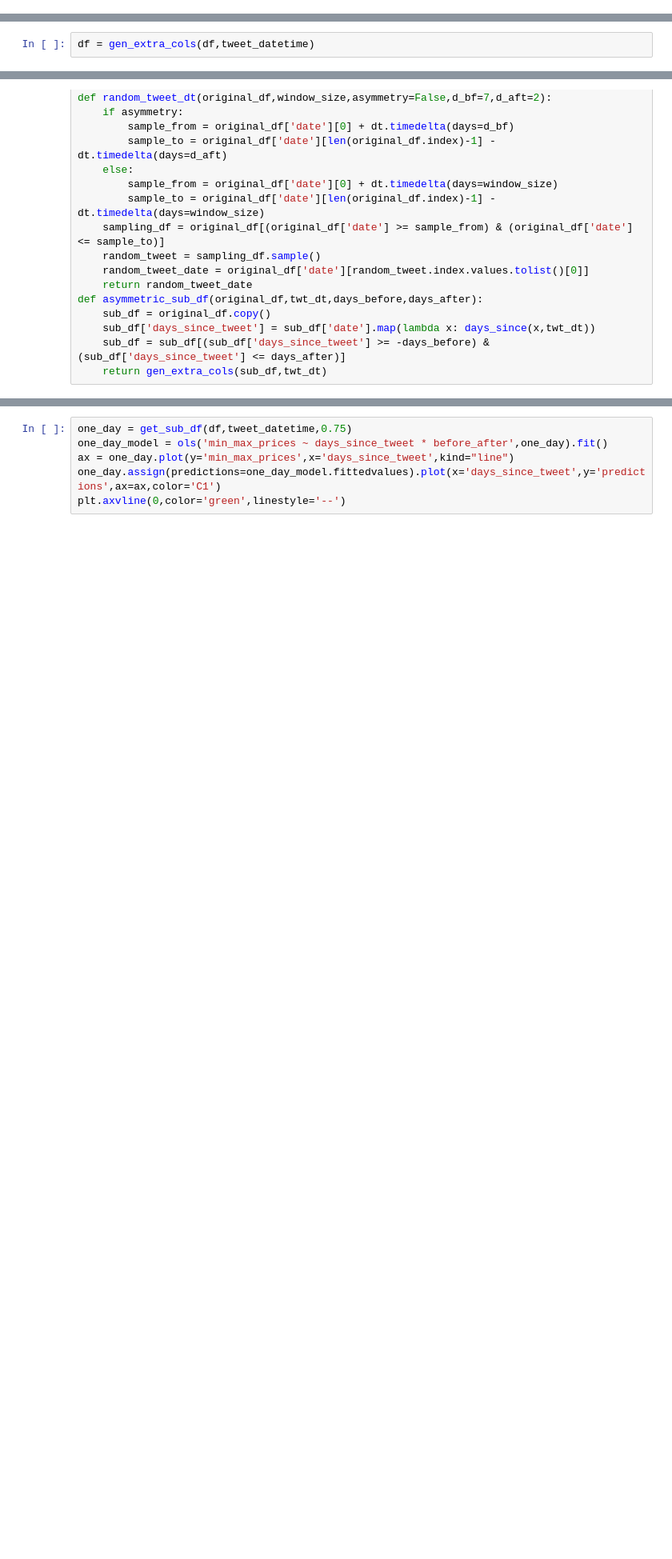
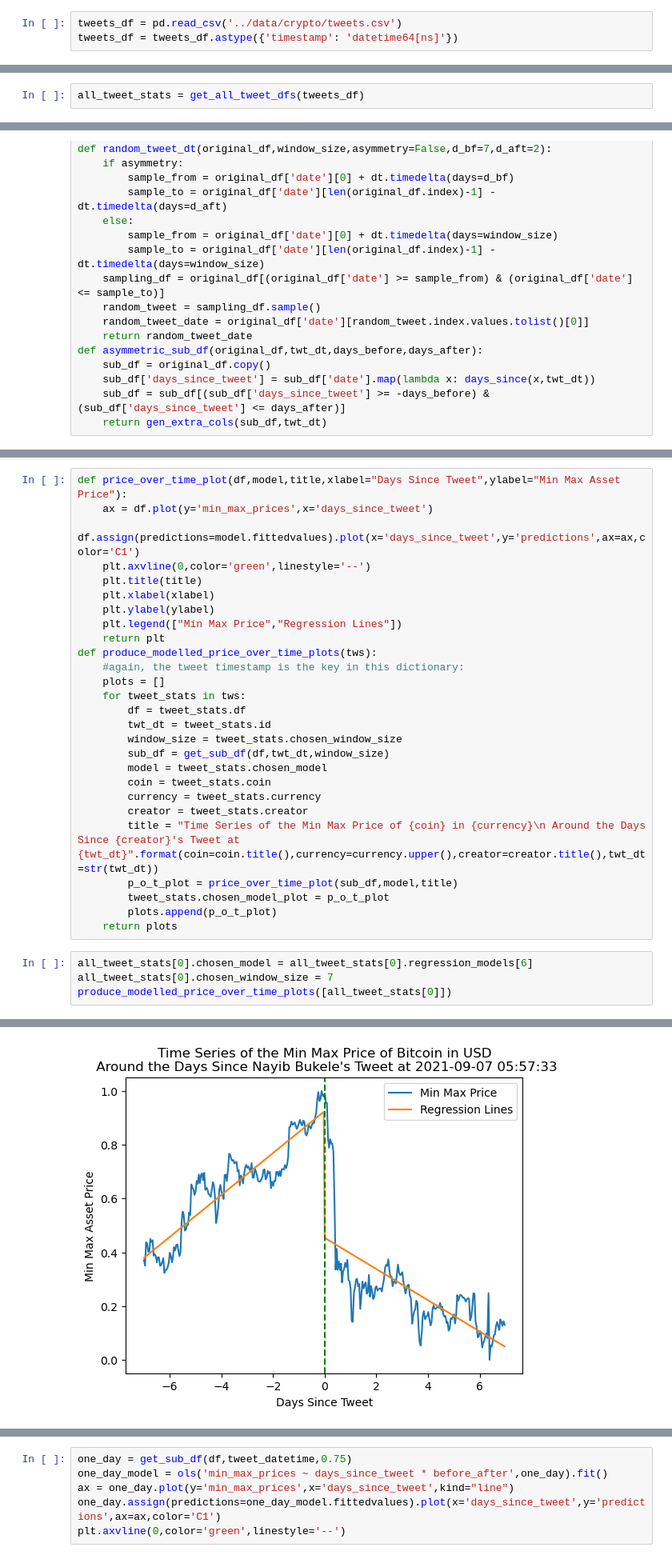
Before and after one commit to DataTa-Da/qm2, a Jupyter notebook: analysis/Discontinuity Regression.ipynb, the cells around one changed output, grey strips where cells are left out. Shown at 80% size. Cells and saved outputs as stored; diff of their text form; blank space fills up the shorter version.

```diff
--- a/analysis/Discontinuity Regression.ipynb
+++ b/analysis/Discontinuity Regression.ipynb
@@ -51,0 +43,3 @@ df = pd.read_csv(data_dir+filename)
+# %%
+tweets_df = pd.read_csv('../data/crypto/tweets.csv')
+tweets_df = tweets_df.astype({'timestamp': 'datetime64[ns]'})
@@ -83,2 +97,0 @@ df = df.astype({'date': 'datetime64[ns]'})
-# %%
-df = gen_extra_cols(df,tweet_datetime)
@@ -101,3 +98,5 @@ df
+# %%
+all_tweet_stats = get_all_tweet_dfs(tweets_df)
 # %%
 def get_sub_df(original_df,twt_dt,window_size):
     sub_df = original_df.copy()
@@ -207,0 +186,32 @@ asym_tbl
+# %%
+def price_over_time_plot(df,model,title,xlabel="Days Since Tweet",ylabel="Min Max Asset Price"):
+    ax = df.plot(y='min_max_prices',x='days_since_tweet')
+    df.assign(predictions=model.fittedvalues).plot(x='days_since_tweet',y='predictions',ax=ax,color='C1')
+    plt.axvline(0,color='green',linestyle='--')
+    plt.title(title)
+    plt.xlabel(xlabel)
+    plt.ylabel(ylabel)
+    plt.legend(["Min Max Price","Regression Lines"])
+    return plt
+def produce_modelled_price_over_time_plots(tws):
+    #again, the tweet timestamp is the key in this dictionary:
+    plots = []
+    for tweet_stats in tws:
+        df = tweet_stats.df
+        twt_dt = tweet_stats.id
+        window_size = tweet_stats.chosen_window_size
+        sub_df = get_sub_df(df,twt_dt,window_size)
+        model = tweet_stats.chosen_model
+        coin = tweet_stats.coin
+        currency = tweet_stats.currency
+        creator = tweet_stats.creator
+        title = "Time Series of the Min Max Price of {coin} in {currency}\n Around the Days Since {creator}'s Tweet at {twt_dt}".format(coin=coin.title(),currency=currency.upper(),creator=creator.title(),twt_dt=str(twt_dt))
+        p_o_t_plot = price_over_time_plot(sub_df,model,title)
+        tweet_stats.chosen_model_plot = p_o_t_plot
+        plots.append(p_o_t_plot)
+    return plots
+# %%
+all_tweet_stats[0].chosen_model = all_tweet_stats[0].regression_models[6]
+all_tweet_stats[0].chosen_window_size = 7
+produce_modelled_price_over_time_plots([all_tweet_stats[0]])
+# %% [output]
@@ -207,0 +219 @@ asym_tbl
+[figure, added]
```
Also changed, not shown: parts of 30 cells of this notebook, 7 other files.
